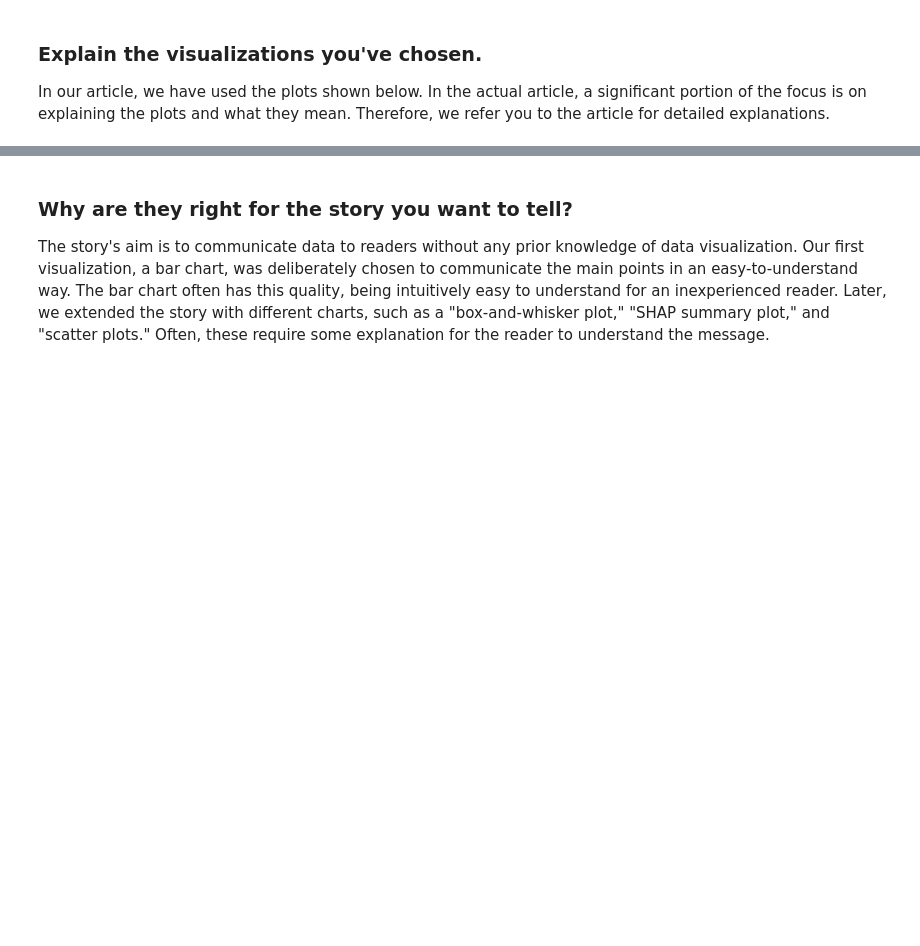
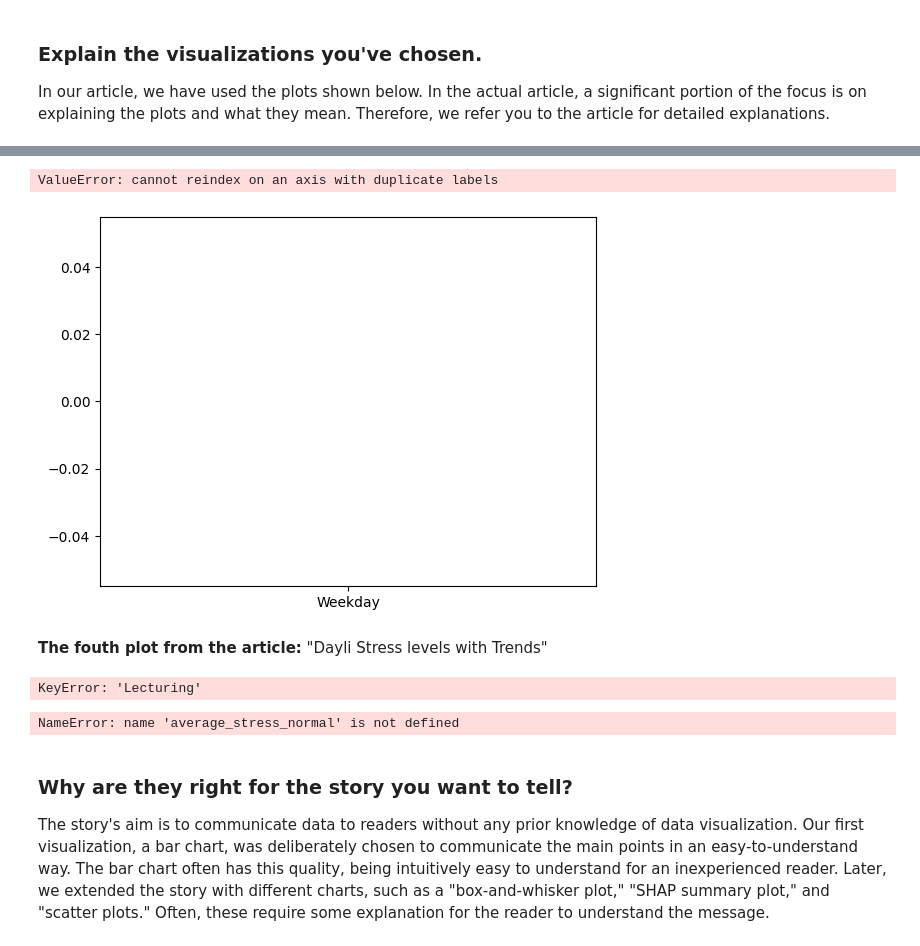
Before and after one commit to cats-and-the-city/explainer, a Jupyter notebook: explaier_notebook.ipynb, the cells around one changed output, grey strips where cells are left out. Saved outputs shown, nothing was run; the diff lists cells and outputs as text; code cells hidden in the pictures; blank space fills up the shorter version.

```diff
--- a/explaier_notebook.ipynb
+++ b/explaier_notebook.ipynb
@@ -398,3 +468,57 @@ In our article, we have used the plots shown below. In the actual article, a sig
+# %%
+# Plotting the average stress levels by day type
+sns.boxplot(x='Day Type', y='sleeping_hours', data=health_df)
+plt.title('Comparison of Sleeping Hours on Weekdays vs. Weekends')
+plt.show()
+# %% [output]
+ValueError: cannot reindex on an axis with duplicate labels
+[figure, added]
+# %% [markdown]
+**The fouth plot from the article:** "Dayli Stress levels with Trends"
+# %%
+health_df[health_df['Lecturing'] == 0]
+
+# List of dates for Lecturing with little or no preparation
+lecturing_dates_1 = pd.to_datetime(['2023-02-08', '2023-04-25', '2023-05-01', '2023-05-16', '2023-06-05', '2023-06-06',
+                     '2023-06-07', '2023-06-08', '2023-06-09', '2023-08-15', '2023-10-24', '2023-10-31',
+                    '2023-02-27', '2023-03-06', '2023-03-13', '2023-03-20', '2023-03-27'])
+
+# List of dates for Lecturing with preparation
+lecturing_dates_2 = pd.to_datetime(['2021-04-23', '2022-11-11', '2023-02-17', '2023-02-26', '2023-03-21', '2023-04-18', '2023-04-21', '2023-09-05',
+                     '2023-05-21', '2023-09-12', '2023-09-19', '2023-09-26', '2023-09-03', '2023-11-07',
+                     '2023-11-16', '2023-09-14', '2023-10-05', '2023-11-27', '2023-12-04'])
+
+# Update for Lecturing
+health_df.loc[health_df.index.isin(lecturing_dates_1), 'Lecturing'] = 1
+health_df.loc[health_df.index.isin(lecturing_dates_2), 'Lecturing'] = 2
+# %% [output]
+KeyError: 'Lecturing'
+# %%
+# Data preparation for plotting
+categories = ['Normal', '2 Days prior to L1', 'Lecturing 1', '2 Days prior to L2', 'Lecturing 2']
+stress_levels = [
+    average_stress_normal,
+    average_stress_pre_lecturing_1,
+    average_stress_lecturing_1,
+    average_stress_pre_lecturing_2,
+    average_stress_lecturing_2
+]
+
+# Create a bar plot
+plt.figure(figsize=(10, 6))
+sns.barplot(x=categories, y=stress_levels, palette="viridis")
+plt.title('Average Stress Comparison by Day Type')
+plt.ylabel('Average Stress Level')
+#plt.xlabel('Day Category')
+plt.ylim(0, max(stress_levels) + 2)  # Set y-limit slightly higher than max for better visualization
+
+# Annotate the bars with the exact stress levels for clarity
+for i, v in enumerate(stress_levels):
+    plt.text(i, v + 0.2, "{:.2f}".format(v), ha='center', va='baseline')
+
+plt.show()
+# %% [output]
+NameError: name 'average_stress_normal' is not defined
 # %% [markdown]
 ### Why are they right for the story you want to tell?
 The story's aim is to communicate data to readers without any prior knowledge of data visualization. Our first visualization, a bar chart, was deliberately chosen to communicate the main points in an easy-to-understand way. The bar chart often has this quality, being intuitively easy to understand for an inexperienced reader. Later, we extended the story with different charts, such as a "box-and-whisker plot," "SHAP summary plot," and "scatter plots." Often, these require some explanation for the reader to understand the message.
```
Also changed, not shown: parts of 7 cells of this notebook.
